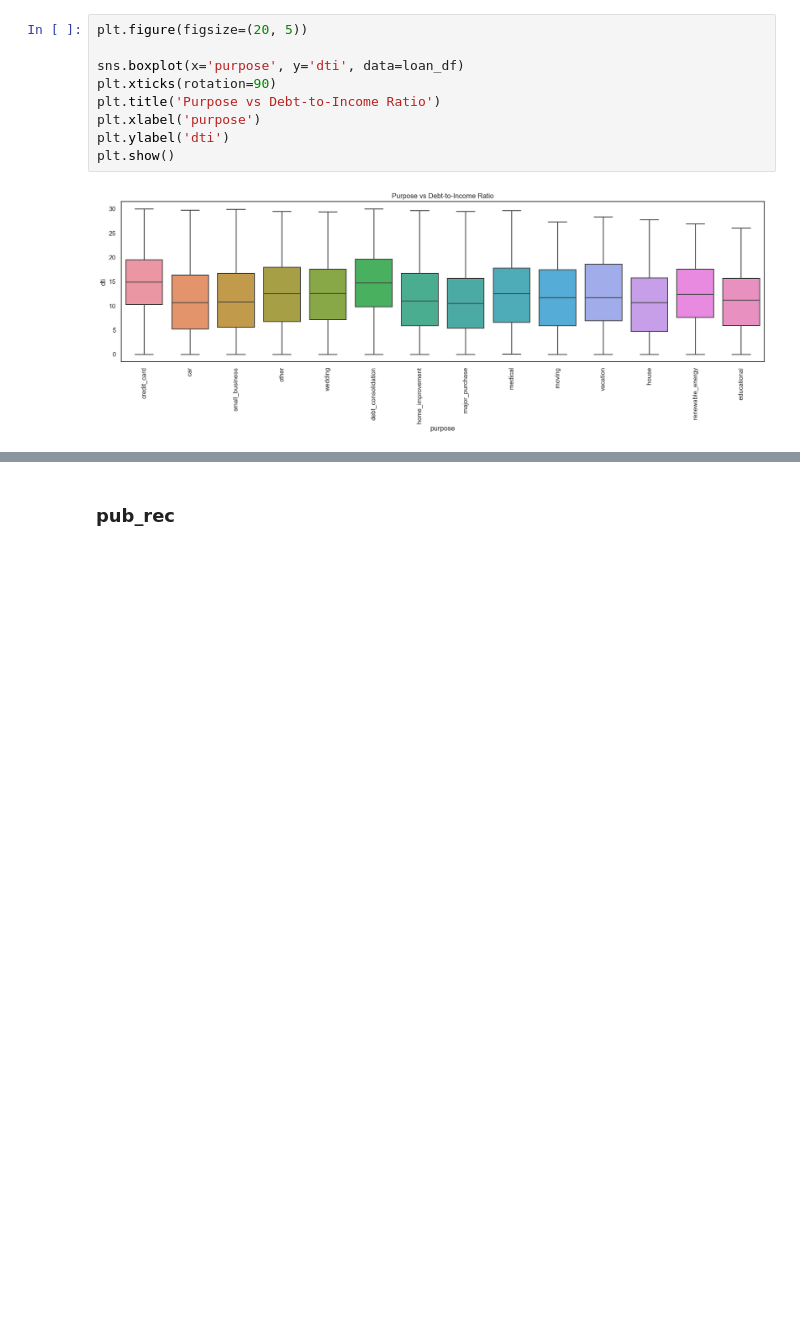
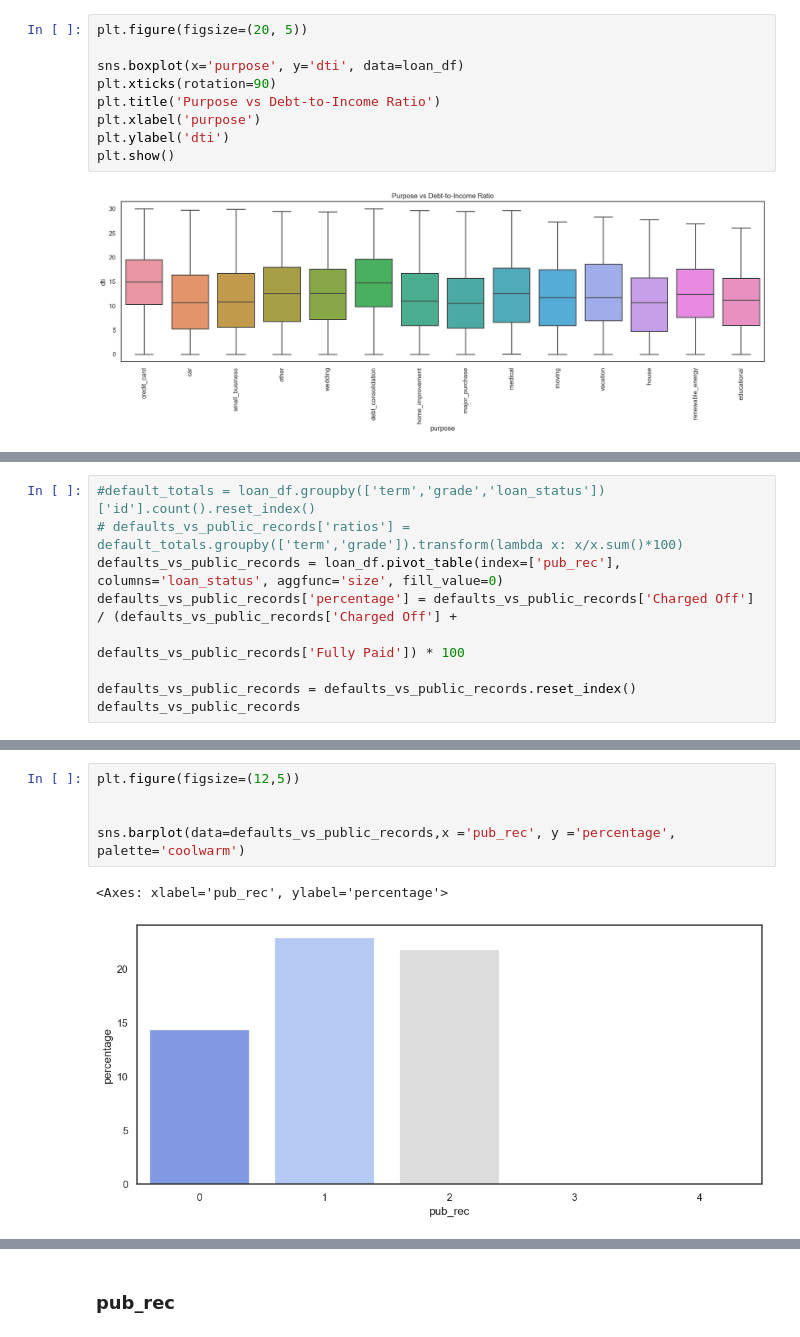
Before and after one commit to ajayvmohandas/lending_club_case_study, a Jupyter notebook: Lending-Club-Case-Study.ipynb, the cells around one changed output, grey strips where cells are left out. Saved outputs shown, nothing was run; the diff lists cells and outputs as text; blank space fills up the shorter version.

```diff
--- a/Lending-Club-Case-Study.ipynb
+++ b/Lending-Club-Case-Study.ipynb
@@ -964,0 +976,9 @@ plt.show()
+# %%
+#default_totals = loan_df.groupby(['term','grade','loan_status'])['id'].count().reset_index()
+# defaults_vs_public_records['ratios'] = default_totals.groupby(['term','grade']).transform(lambda x: x/x.sum()*100)
+defaults_vs_public_records = loan_df.pivot_table(index=['pub_rec'], columns='loan_status', aggfunc='size', fill_value=0)
+defaults_vs_public_records['percentage'] = defaults_vs_public_records['Charged Off'] / (defaults_vs_public_records['Charged Off'] +
+                                                                                       defaults_vs_public_records['Fully Paid']) * 100
+
+defaults_vs_public_records = defaults_vs_public_records.reset_index()
+defaults_vs_public_records
@@ -964,0 +992,8 @@ plt.show()
+# %%
+plt.figure(figsize=(12,5))
+
+
+sns.barplot(data=defaults_vs_public_records,x ='pub_rec', y ='percentage', palette='coolwarm')
+# %% [output]
+<Axes: xlabel='pub_rec', ylabel='percentage'>
+[figure, added]
```
Also changed, not shown: parts of 15 cells of this notebook.
